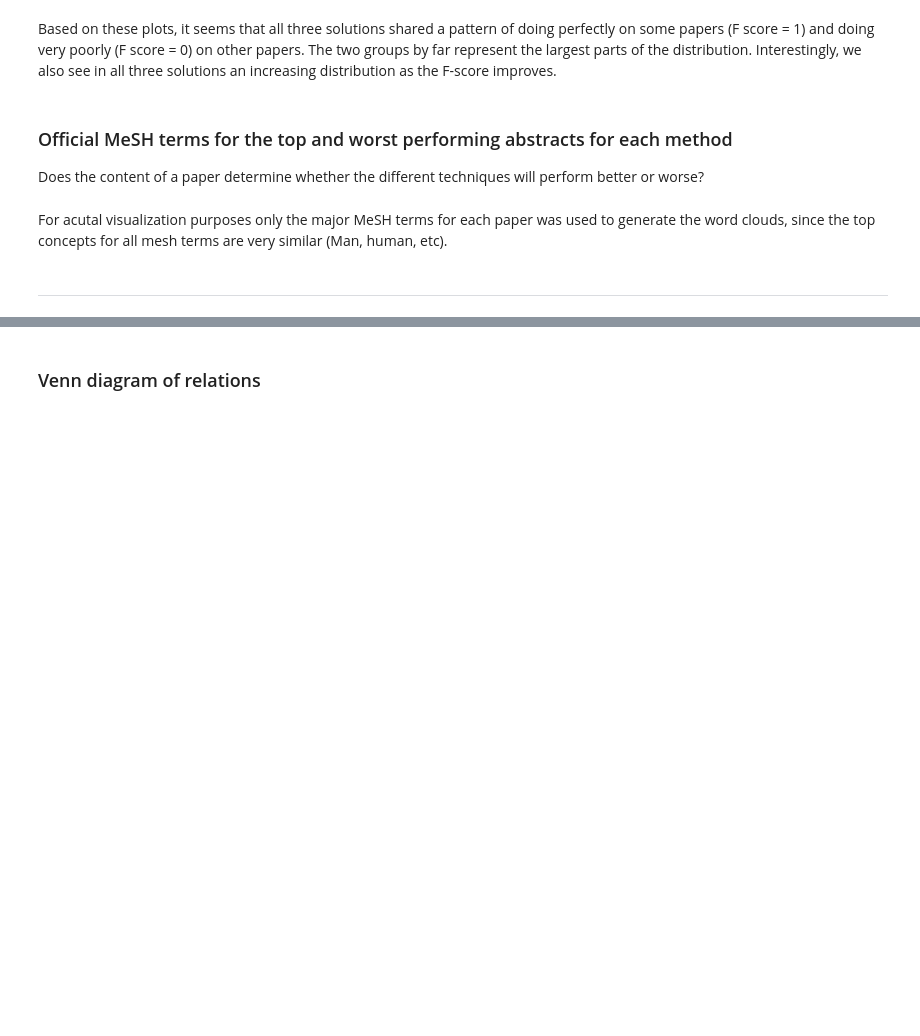
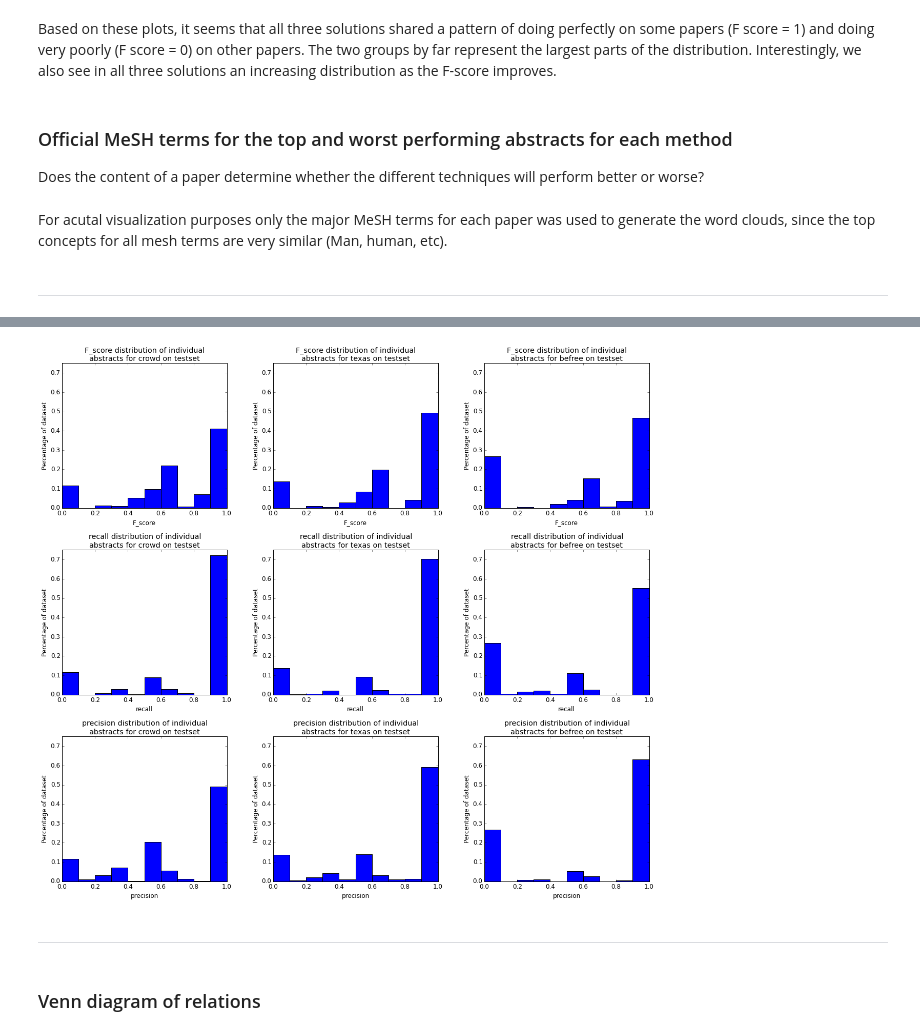
Before and after one commit to SuLab/crowd_cid_relex, a Jupyter notebook: crowd_only/analysis/final_eval_cross_validation.ipynb, the cells around one changed output, grey strips where cells are left out. Cells and saved outputs as stored; diff of their text form; code cells hidden in the pictures; blank space fills up the shorter version.

```diff
--- a/crowd_only/analysis/final_eval_cross_validation.ipynb
+++ b/crowd_only/analysis/final_eval_cross_validation.ipynb
@@ -277,0 +420,2 @@ befree_trip = get_triples(befree_res)
+# %%
+befree_no_ner, befree_no_ner_perf, befree_good_gold = perfect_perf(befree_full, befree_res, "threshold", eval_gold, gold_triples)
@@ -435,0 +609,23 @@ For acutal visualization purposes only the major MeSH terms for each paper was u
+# %%
+def individual_perf_plot2(dfs):
+    """Plots the precision, recall, and F_score for
+    the papers individually by solution.
+    """
+    N = len(dfs.keys())
+    fig, ax = plt.subplots(3, N, figsize = (6 * N, 16))
+    fig.tight_layout(pad = 5)
+
+    for j, info in enumerate(dfs.items()):
+        method, df = info
+        df = df[0]
+        for i, metric in enumerate(["F_score", "recall", "precision"]):
+            hist, bins = np.histogram(df[metric])
+
+            ax[i][j].bar(bins[:-1], hist.astype(np.float32) / hist.sum(),
+                     width = (bins[1] - bins[0]))
+
+            ax[i][j].set_title("{} distribution of individual\nabstracts for {} on testset".format(
+                metric, method))
+            ax[i][j].set_xlabel(metric)
+            ax[i][j].set_ylabel("Percentage of dataset")
+            ax[i][j].set_ylim((0, 0.75))
@@ -436,3 +652,9 @@ For acutal visualization purposes only the major MeSH terms for each paper was u
+# %%
+individual_perf_plot2(ind_res_no_ner)
+# %% [output]
+[figure, added]
+# %% [markdown]
+---
 # %% [markdown]
 ### Venn diagram of relations
 # %%
```
Also changed, not shown: parts of 49 cells of this notebook, 2 other files.
